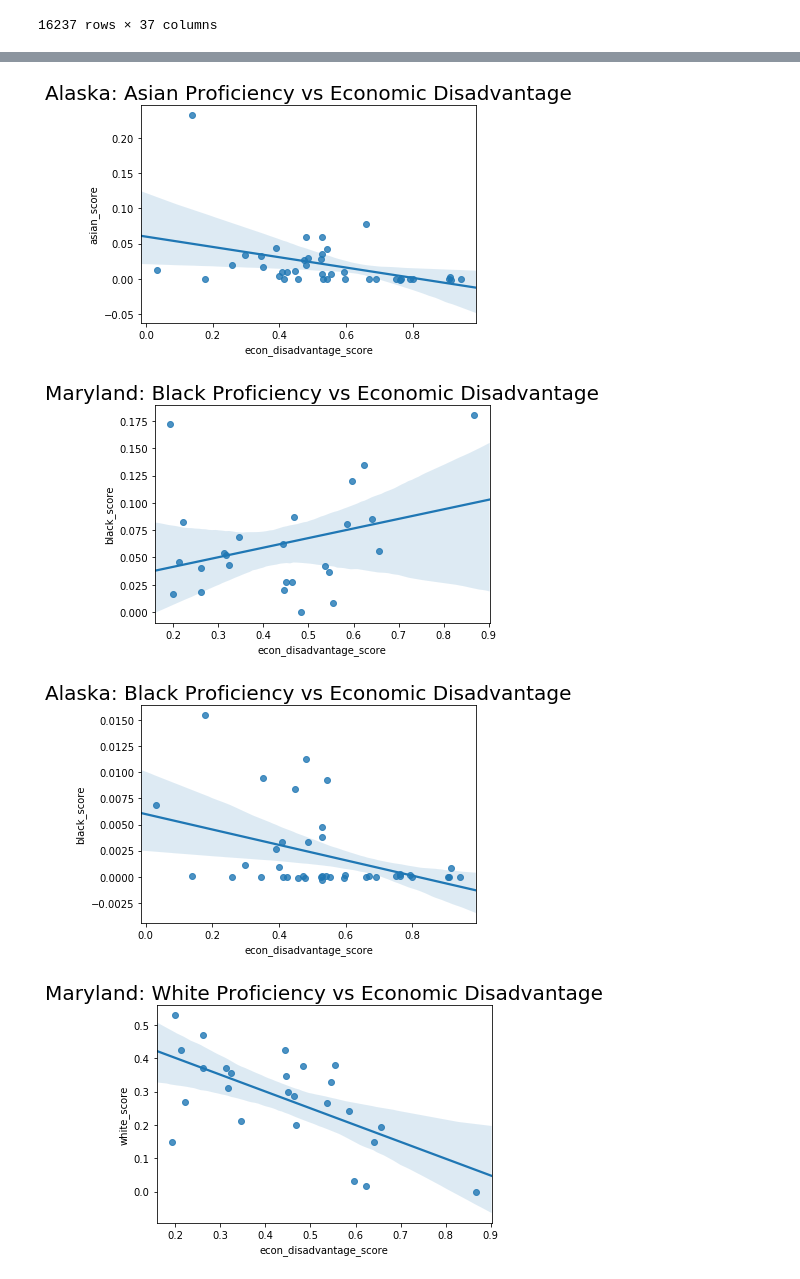
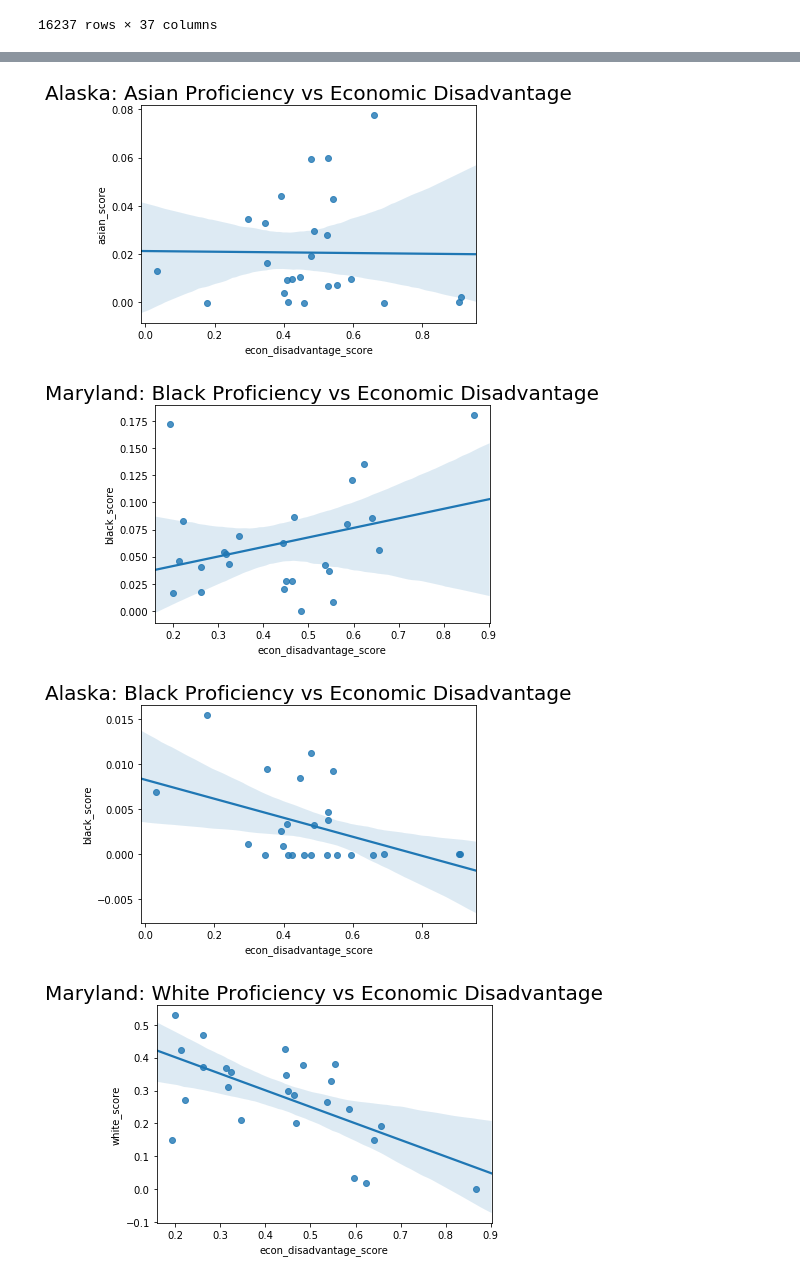
Before and after one commit to kannanfire/kannanfire.github.io, a Jupyter notebook: final_project.ipynb, the cells around one changed output, grey strips where cells are left out. Drawn from its saved outputs; the diff is of its cells as text; code cells hidden in the pictures.

```diff
--- a/final_project.ipynb
+++ b/final_project.ipynb
@@ -264,8 +264,11 @@ df3.sort_values('econ_disadvantage_score')
 | 0 | ALABAMA-101 | ALABAMA | 1 | Albertville City | 2837 | 35 | 3 | ... |
 16237 rows × 37 columns
 # %%
-dftemp = df3[df3.econ_disadvantage_completed != -1] # remove -1 for econ_disdvantage
-dftemp = dftemp[dftemp.asian_completed != -1] #
+dftemp = df3[df3.econ_disadvantage_completed != -1] # remove -1 for econ_disdvantage and asian_complete
+dftemp = dftemp[dftemp.asian_completed != -1]
+dftemp = dftemp[dftemp.black_completed != -1]
+dftemp = dftemp[dftemp.white_completed != -1]
+dftemp = dftemp[dftemp.hispanic_completed != -1]
 
 g = dftemp.groupby('state_name')
 
@@ -295,4 +298,4 @@ for k,v in d.items():
-[figure, old version]
+[figure, new version]
 [figure]
-[figure, old version]
+[figure, new version]
-[figure, old version]
+[figure, new version]
```
Also changed, not shown: parts of 1 cell of this notebook.
